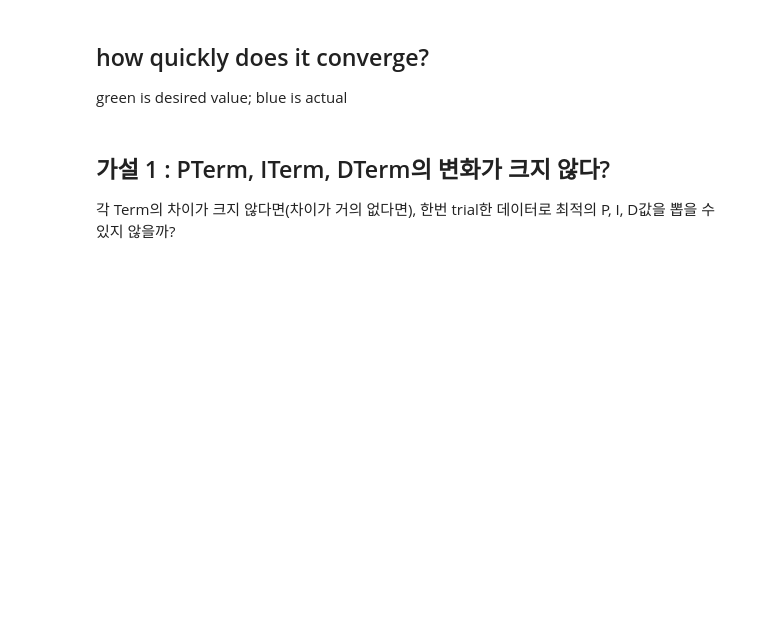
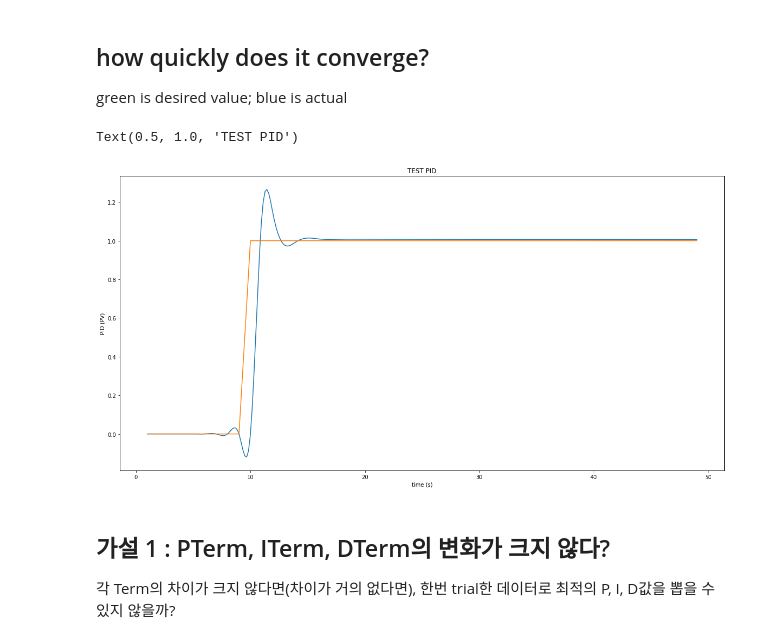
Before and after one commit to backgom2357/Reinforcement_learning_based_PID_Tuner, a Jupyter notebook: PID_tuning_tests.ipynb, the cells around one changed output. Saved outputs shown, nothing was run; the diff lists cells and outputs as text; code cells hidden in the pictures; blank space fills up the shorter version.

```diff
--- a/PID_tuning_tests.ipynb
+++ b/PID_tuning_tests.ipynb
@@ -38,11 +38,11 @@ for i in range(1, END):
     pid.update(feedback)
 
     output = pid.output
-    if pid.SetPoint > 0:
-        feedback += (output - (1/i))
+#     if pid.SetPoint > 0:
+    feedback += (output)
     if i>9:
         pid.SetPoint = 1
-#     time.sleep(0.02)
+    time.sleep(0.02)
 
     feedback_list.append(feedback)
     setpoint_list.append(pid.SetPoint)
@@ -57,16 +57,19 @@ feedback_smooth = make_interp_spline(time_list, feedback_list)(time_smooth)
 green is desired value; blue is actual
 # %%
 plt.figure(figsize=(20,10))
-plt.plot(time_list, feedback_list)
+plt.plot(time_smooth, feedback_smooth)
 plt.plot(time_list, setpoint_list)
-plt.xlim((0, L))
-plt.ylim((min(feedback_list)-0.5, max(feedback_list)+0.5))
+# plt.xlim((0, L))
+# plt.ylim((min(feedback_list)-0.5, max(feedback_list)+0.5))
 plt.xlabel('time (s)')
 plt.ylabel('PID (PV)')
 plt.title('TEST PID')
 
 
-plt.ylim((0, 2))
+# plt.ylim((0, 2))
+# %% [output]
+Text(0.5, 1.0, 'TEST PID')
+[figure, added]
 # %% [markdown]
 ## 가설 1 : PTerm, ITerm, DTerm의 변화가 크지 않다?
 
```
Also changed, not shown: parts of 6 cells of this notebook, 5 other files.
